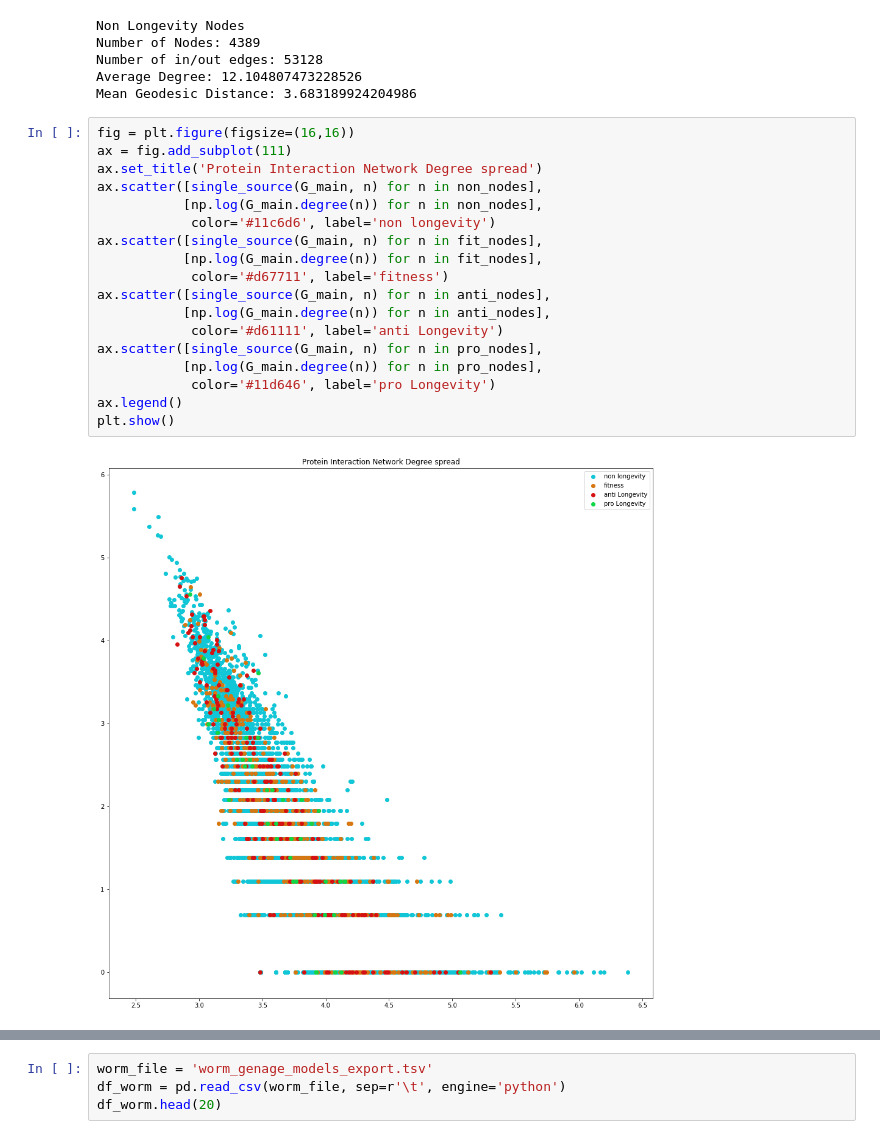
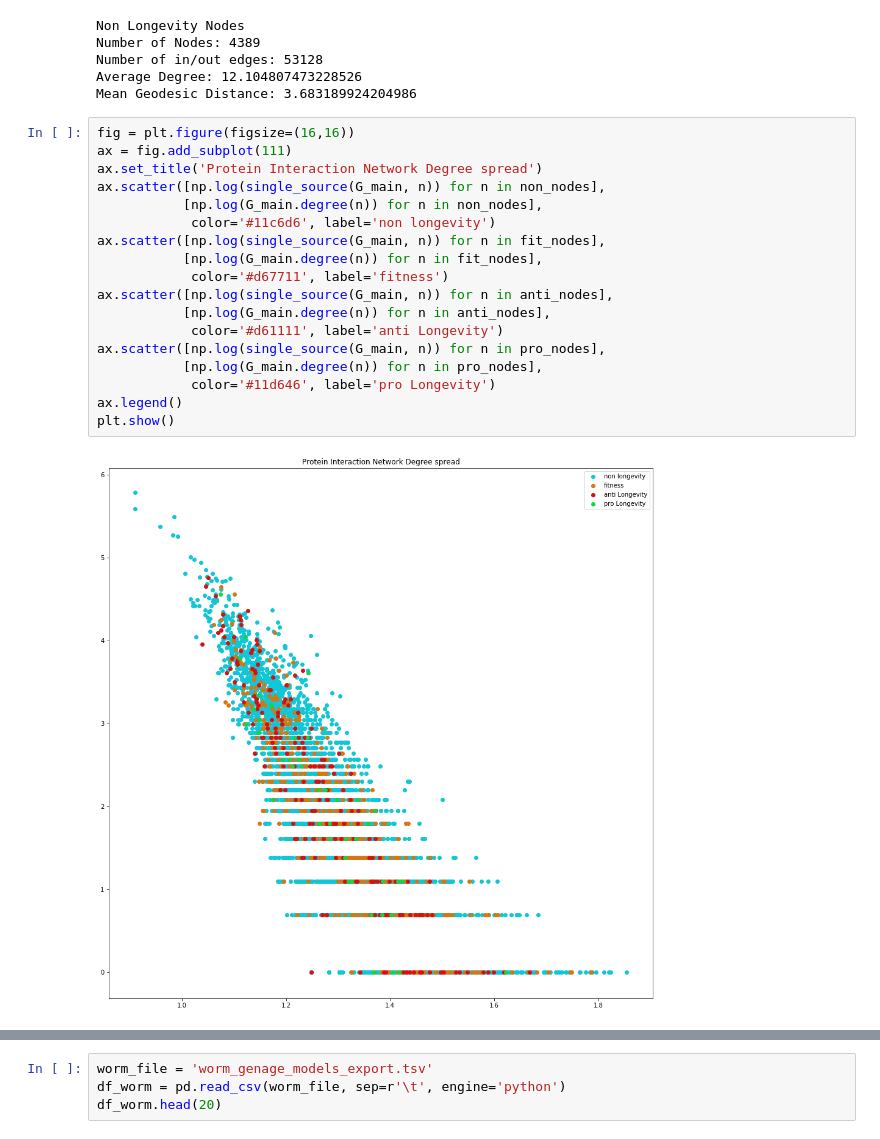
Before and after one commit to JoyMace/HomologousGenes, a Jupyter notebook: Project.ipynb, the cells around one changed output, grey strips where cells are left out. Saved outputs shown, nothing was run; the diff lists cells and outputs as text.

```diff
--- a/Project.ipynb
+++ b/Project.ipynb
@@ -295,21 +297,21 @@ Mean Geodesic Distance: 3.683189924204986
 # %%
 fig = plt.figure(figsize=(16,16))
 ax = fig.add_subplot(111)
 ax.set_title('Protein Interaction Network Degree spread')
-ax.scatter([single_source(G_main, n) for n in non_nodes],
+ax.scatter([np.log(single_source(G_main, n)) for n in non_nodes],
            [np.log(G_main.degree(n)) for n in non_nodes],
             color='#11c6d6', label='non longevity')
-ax.scatter([single_source(G_main, n) for n in fit_nodes],
+ax.scatter([np.log(single_source(G_main, n)) for n in fit_nodes],
            [np.log(G_main.degree(n)) for n in fit_nodes],
             color='#d67711', label='fitness')
-ax.scatter([single_source(G_main, n) for n in anti_nodes],
+ax.scatter([np.log(single_source(G_main, n)) for n in anti_nodes],
            [np.log(G_main.degree(n)) for n in anti_nodes],
             color='#d61111', label='anti Longevity')
-ax.scatter([single_source(G_main, n) for n in pro_nodes],
+ax.scatter([np.log(single_source(G_main, n)) for n in pro_nodes],
            [np.log(G_main.degree(n)) for n in pro_nodes],
             color='#11d646', label='pro Longevity')
 ax.legend()
 plt.show()
 # %% [output]
-[figure, old version]
+[figure, new version]
 # %%
```
Also changed, not shown: parts of 4 cells of this notebook.
